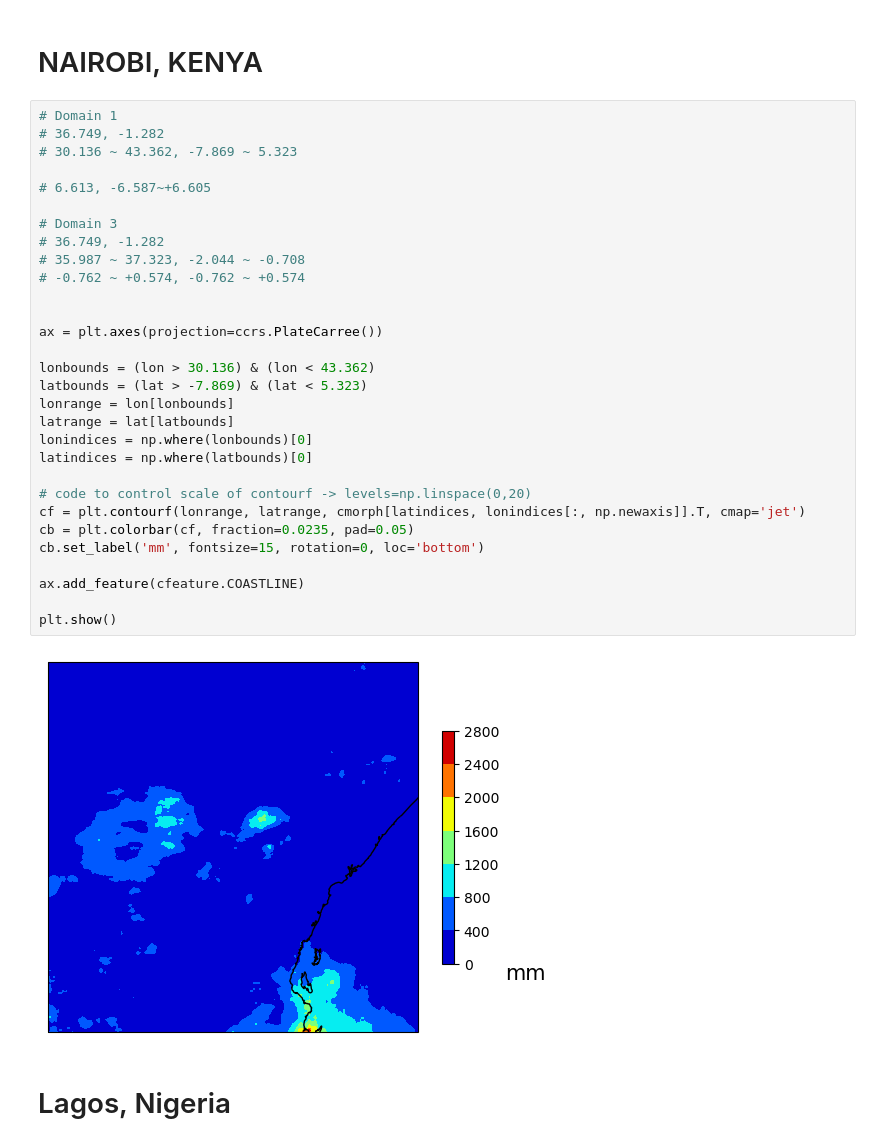
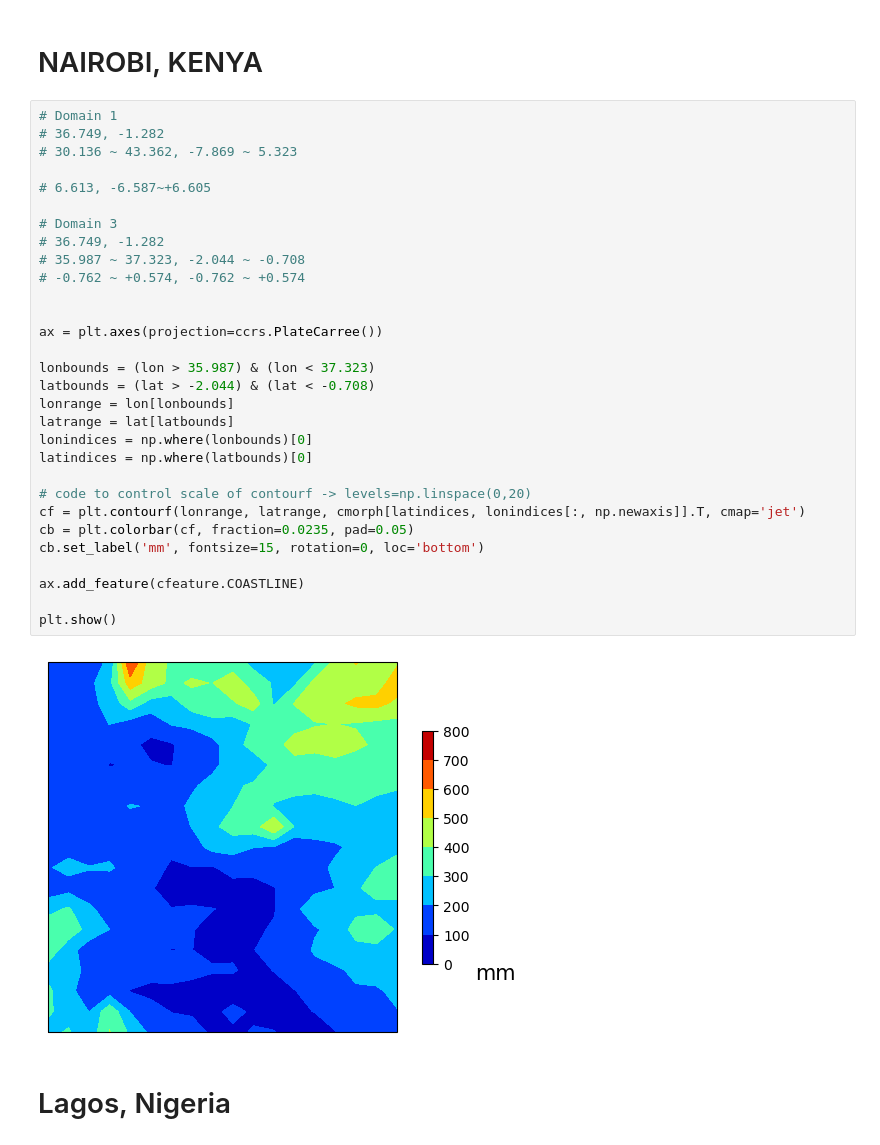
Before and after one commit to Emiru15/morph-slums-climate, a Jupyter notebook: wrf_results_extract.ipynb, the cells around one changed output. Saved outputs shown, nothing was run; the diff lists cells and outputs as text.

```diff
--- a/wrf_results_extract.ipynb
+++ b/wrf_results_extract.ipynb
@@ -169,35 +100,35 @@ Attributes:
 # %%
 # Domain 1
 # 36.749, -1.282
 # 30.136 ~ 43.362, -7.869 ~ 5.323
 
 # 6.613, -6.587~+6.605
 
 # Domain 3
 # 36.749, -1.282
 # 35.987 ~ 37.323, -2.044 ~ -0.708
 # -0.762 ~ +0.574, -0.762 ~ +0.574
 
 
 ax = plt.axes(projection=ccrs.PlateCarree())
 
-lonbounds = (lon > 30.136) & (lon < 43.362)
-latbounds = (lat > -7.869) & (lat < 5.323)
+lonbounds = (lon > 35.987) & (lon < 37.323)
+latbounds = (lat > -2.044) & (lat < -0.708)
 lonrange = lon[lonbounds]
 latrange = lat[latbounds]
 lonindices = np.where(lonbounds)[0]
 latindices = np.where(latbounds)[0]
 
 # code to control scale of contourf -> levels=np.linspace(0,20)
 cf = plt.contourf(lonrange, latrange, cmorph[latindices, lonindices[:, np.newaxis]].T, cmap='jet')
 cb = plt.colorbar(cf, fraction=0.0235, pad=0.05)
 cb.set_label('mm', fontsize=15, rotation=0, loc='bottom')
 
 ax.add_feature(cfeature.COASTLINE)
 
 plt.show()
 # %% [output]
-[figure, old version]
+[figure, new version]
 # %% [markdown]
 # Lagos, Nigeria
 # %%
```
Also changed, not shown: parts of 3 cells of this notebook, 5 other files.
